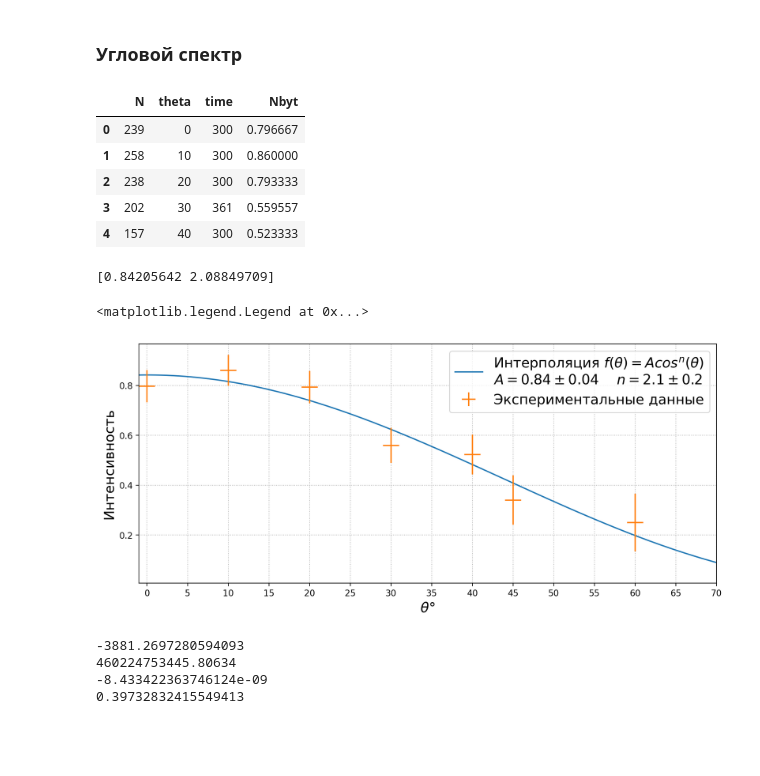
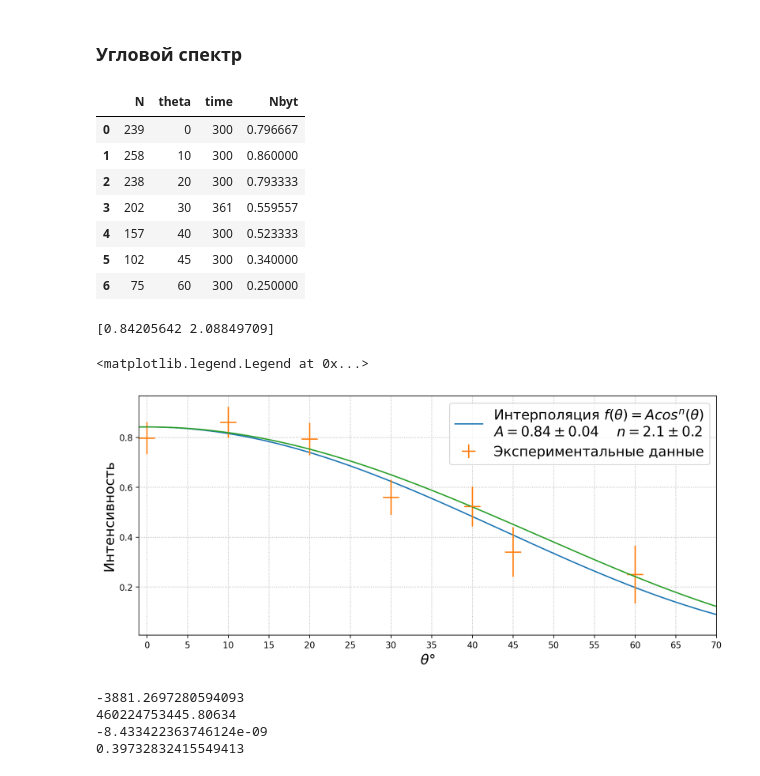
Before and after one commit to ShmakovVladimir/Labs, a Jupyter notebook: Квантовая физика/Мезоны/main.ipynb, the cells around one changed output. Drawn from its saved outputs; the diff is of its cells as text; code cells hidden in the pictures; blank space fills up the shorter version.

```diff
--- a/Квантовая физика/Мезоны/main.ipynb
+++ b/Квантовая физика/Мезоны/main.ipynb
@@ -44,7 +44,7 @@ plt.legend()
 # %%
 angle_spectrum = pd.read_csv("N_by_theta.csv")
 angle_spectrum['Nbyt'] = angle_spectrum.N / angle_spectrum.time
-angle_spectrum.head()
+angle_spectrum
 # %% [output]
 |  | N | theta | time | Nbyt |
 | 0 | 239 | 0 | 300 | 0.796667 |
@@ -52,6 +52,8 @@ angle_spectrum.head()
 | 2 | 238 | 20 | 300 | 0.793333 |
 | 3 | 202 | 30 | 361 | 0.559557 |
 | 4 | 157 | 40 | 300 | 0.523333 |
+| 5 | 102 | 45 | 300 | 0.340000 |
+| 6 | 75 | 60 | 300 | 0.250000 |
 # %%
 def cos_power_n(theta, A, n):
     return A * np.power(np.cos(theta * np.pi / 180), n)
@@ -64,23 +66,25 @@ theta_line = np.linspace(-1, 75, 1000)
 # %%
 plt.figure(figsize = (12, 5), dpi = 200)
 plt.plot(theta_line,
          cos_power_n(theta_line, *param),
          label = r'Интерполяция $f(\theta) = A cos^{n}(\theta)$' + f'\n$A = {param[0]:.2f} \pm {(np.diag(cov)[0] + 0.05 * param[0]):.2f} \ \ \ \ n = {param[1]:.1f} \pm {(np.diag(cov)[1] + 0.05 * param[1]):.1f}$')
 plt.errorbar(angle_spectrum.theta,
              angle_spectrum.N / angle_spectrum.time,
              yerr = 1 / np.sqrt(angle_spectrum.N),
              xerr = [1 for _ in angle_spectrum.theta],
              fmt = '_',
              label = 'Экспериментальные данные')
+plt.plot(theta_line,
+         cos_power_n(theta_line, param[0], 1.8))
 plt.xticks(np.arange(0, 75, 5))
 plt.ylabel("Интенсивность", fontsize = 16)
 plt.xlabel(r"$\theta \degree$", fontsize = 16)
 plt.xlim(-1, 70)
 plt.grid(ls = ':')
 plt.legend(fontsize = 16)
 # %% [output]
 <matplotlib.legend.Legend at 0x...>
-[figure, old version]
+[figure, new version]
 # %%
 I0, n = param
 L0 = 15 * np.power(10, 3)
```
Also changed, not shown: parts of 2 cells of this notebook, 27 other files.
